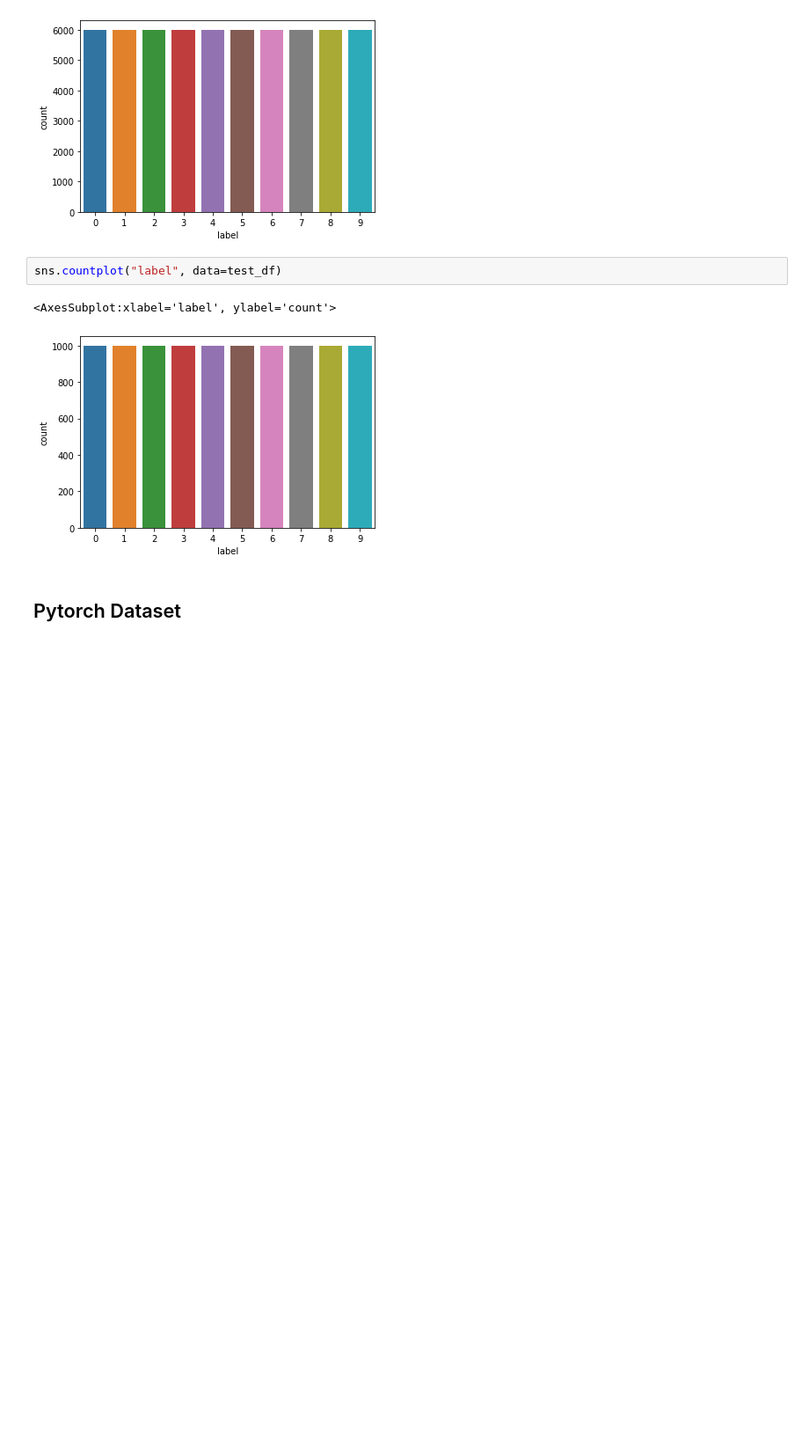
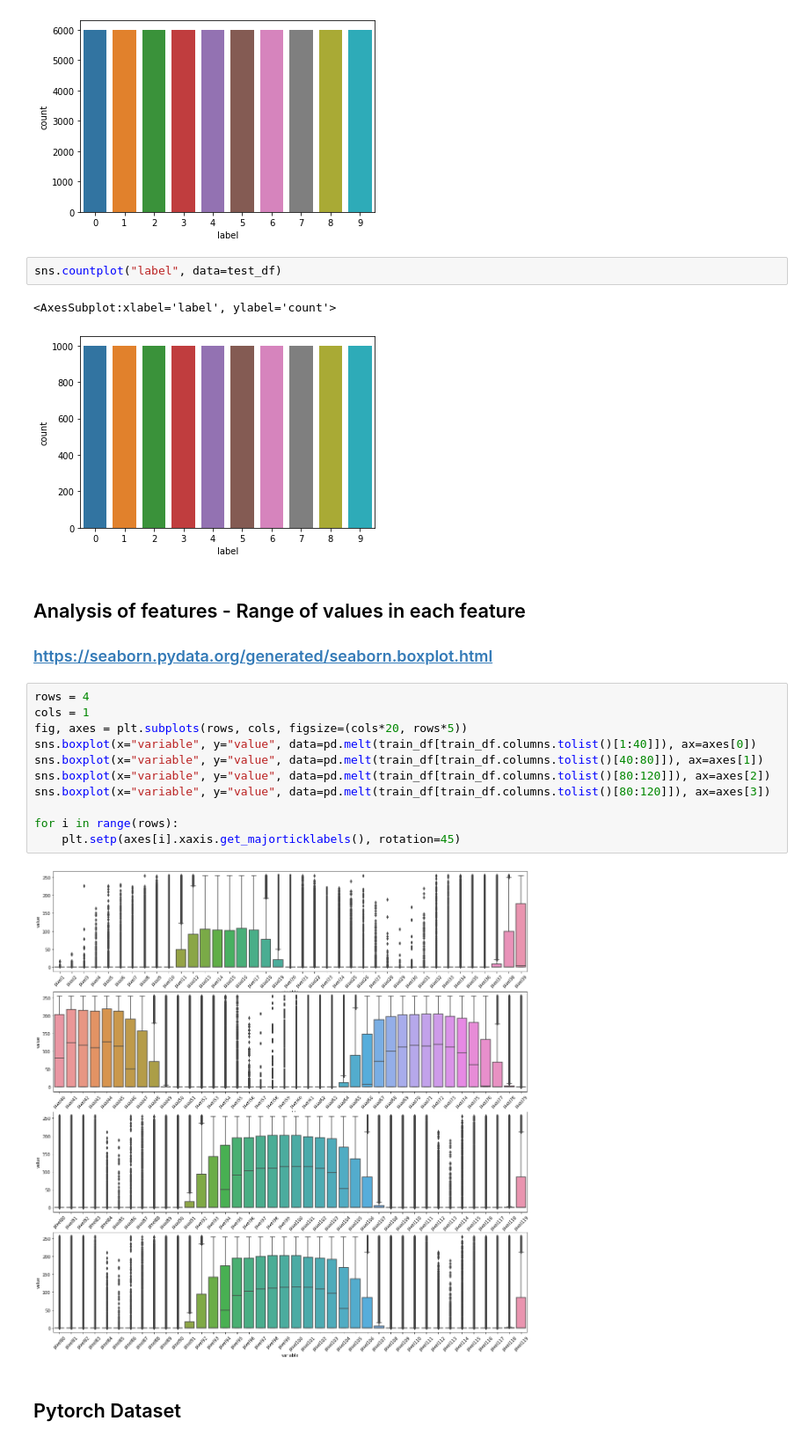
Before and after one commit to SthuthyEva/fashionmnist, a Jupyter notebook: EDA.ipynb, the cells around one changed output. Shown at 88% size. Drawn from its saved outputs; the diff is of its cells as text; blank space fills up the shorter version.

```diff
--- a/EDA.ipynb
+++ b/EDA.ipynb
@@ -83,6 +82,23 @@ sns.countplot("label", data=test_df)
 # %% [output]
 <AxesSubplot:xlabel='label', ylabel='count'>
 [figure]
+# %% [markdown]
+## Analysis of features - Range of values in each feature
+
+### https://seaborn.pydata.org/generated/seaborn.boxplot.html
+# %%
+rows = 4
+cols = 1
+fig, axes = plt.subplots(rows, cols, figsize=(cols*20, rows*5))
+sns.boxplot(x="variable", y="value", data=pd.melt(train_df[train_df.columns.tolist()[1:40]]), ax=axes[0])
+sns.boxplot(x="variable", y="value", data=pd.melt(train_df[train_df.columns.tolist()[40:80]]), ax=axes[1])
+sns.boxplot(x="variable", y="value", data=pd.melt(train_df[train_df.columns.tolist()[80:120]]), ax=axes[2])
+sns.boxplot(x="variable", y="value", data=pd.melt(train_df[train_df.columns.tolist()[80:120]]), ax=axes[3])
+
+for i in range(rows):
+    plt.setp(axes[i].xaxis.get_majorticklabels(), rotation=45)
+# %% [output]
+[figure, added]
 # %% [markdown]
 ## Pytorch Dataset
 # %%
```
Also changed, not shown: parts of 6 cells of this notebook, 1 other file.
